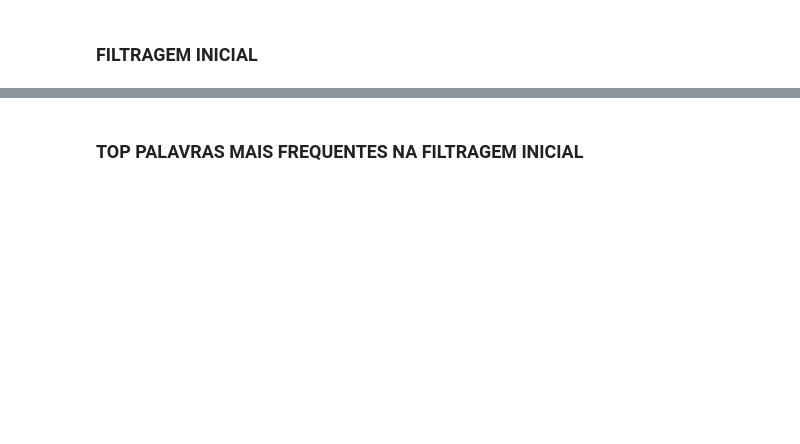
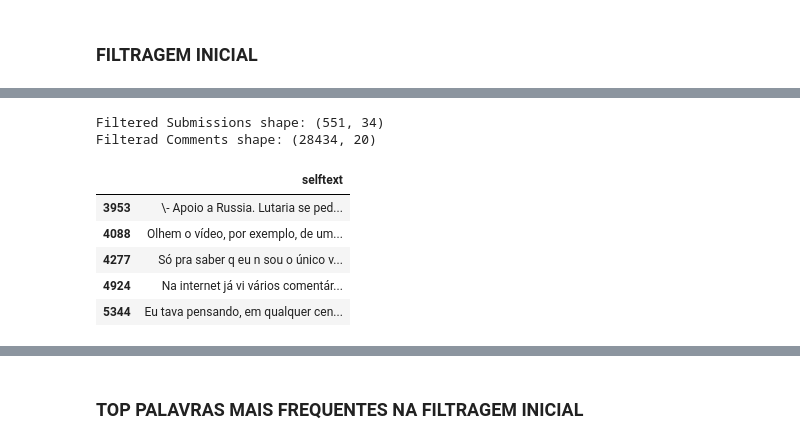
Before and after one commit to DuarteDvv/social_comp, a Jupyter notebook: filtragem.ipynb, the cells around one changed output, grey strips where cells are left out. Drawn from its saved outputs; the diff is of its cells as text; code cells hidden in the pictures; blank space fills up the shorter version.

```diff
--- a/filtragem.ipynb
+++ b/filtragem.ipynb
@@ -65,21 +98,37 @@ submissions['tokenized_selftext'] = submissions['selftext'].apply(tokenize)
 # %%
-# filter comments that contain at least two of the seed words in their tokenized body
 def contains_seed_words(tokenized_text, seed_words, min_count=2):
-    count = sum(1 for word in tokenized_text if word in seed_words)
-    return count >= min_count
+    necessary_words = {
+        'ucrania', 'ucraniano', 'ucraniana', 'ucranianos', 'ucranianas',
+        'russia', 'russa', 'russo', 'russos', 'russas',
+        'putin', 'zelensky', 'zelenskyy', 'zelenskiy', 'zelenskyi',
+        'zelenski', 'zelenskyj','crimeia', 'crimea','kiev', 'kyiv', 'kievs', 'kyivs',
+    }
+
+    necessary_count = sum(1 for w in tokenized_text if w in necessary_words)
+
+    if necessary_count >= min_count:
+        return True
+
+    if necessary_count == 1:
+
+        if any(w in seed_words for w in tokenized_text):
+            return True
+        else:
+            return False
+
+
+    return False
 # %%
 
 seed_words = [
-    'guerra', 'guerras','ucrania', 'ucraniano', 'ucraniana', 'ucranianos', 'ucranianas','russia', 'russa', 'russo', 'russos', 'russas',
-    'conflito', 'conflitos','putin','zelensky','invasao', 'invasoes','tropa', 'tropas','nato', 'otan','sancao',
+    'guerra', 'guerras','conflito', 'conflitos','invasao', 'invasoes','tropa', 'tropas','nato', 'otan','sancao',
     'sancoes', 'embargo', 'embargos','bombardeio', 'bombardeios','ocupacao', 'ocupacoes','resistencia','ofensiva', 'ofensivas','defesa', 'defesas',
     'tanque', 'tanques', 'blindado', 'blindados','cessar-fogo', 'cessar_fogo','diplomacia','negociacao', 'negociacoes',
-    'dialogo','paz','refugiado', 'refugiada', 'refugiados', 'refugiadas','crimeia', 'crimea','donetsk',
-    'luhansk','mariupol','kiev', 'kyiv','ue', 'uniao europeia','europeu', 'europeia', 'europeus', 'europeias'
+    'dialogo','paz','refugiado', 'refugiada', 'refugiados', 'refugiadas','donetsk','war'
+    'luhansk','mariupol','ue', 'uniao europeia','europeu', 'europeia', 'europeus', 'europeias'
 ]
+
 # seed words to filter comments
-
-
 comments['contains_seed_words'] = comments['tokenized_body'].apply(lambda x: contains_seed_words(x, seed_words))
 submissions['contains_seed_words'] = submissions['tokenized_selftext'].apply(lambda x: contains_seed_words(x, seed_words))
 
@@ -90,7 +139,17 @@ filtered_comments = comments[comments['contains_seed_words']]
 
 print('Filtered Submissions shape:', filtered_submissions.shape)
 print('Filterad Comments shape:', filtered_comments.shape)
+# %% [output]
+Filtered Submissions shape: (551, 34)
+Filterad Comments shape: (28434, 20)
 # %%
 pd.set_option('display.max_colwidth', None)
-filtered_submissions[['selftext']].iloc[0:2]
+filtered_submissions[['selftext']].iloc[0:5]
+# %% [output]
+|  | selftext |
+| 3953 | \- Apoio a Russia. Lutaria se ped... |
+| 4088 | Olhem o vídeo, por exemplo, de um... |
+| 4277 | Só pra saber q eu n sou o único v... |
+| 4924 | Na internet já vi vários comentár... |
+| 5344 | Eu tava pensando, em qualquer cen... |
 # %%
```
Also changed, not shown: parts of 11 cells of this notebook, 3 other files.
